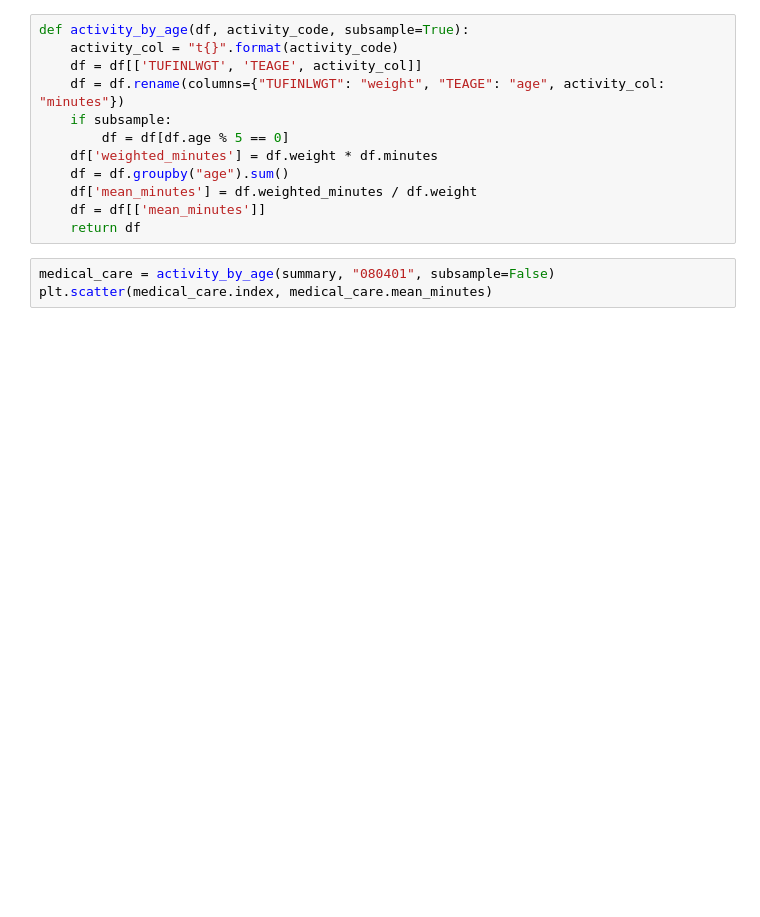
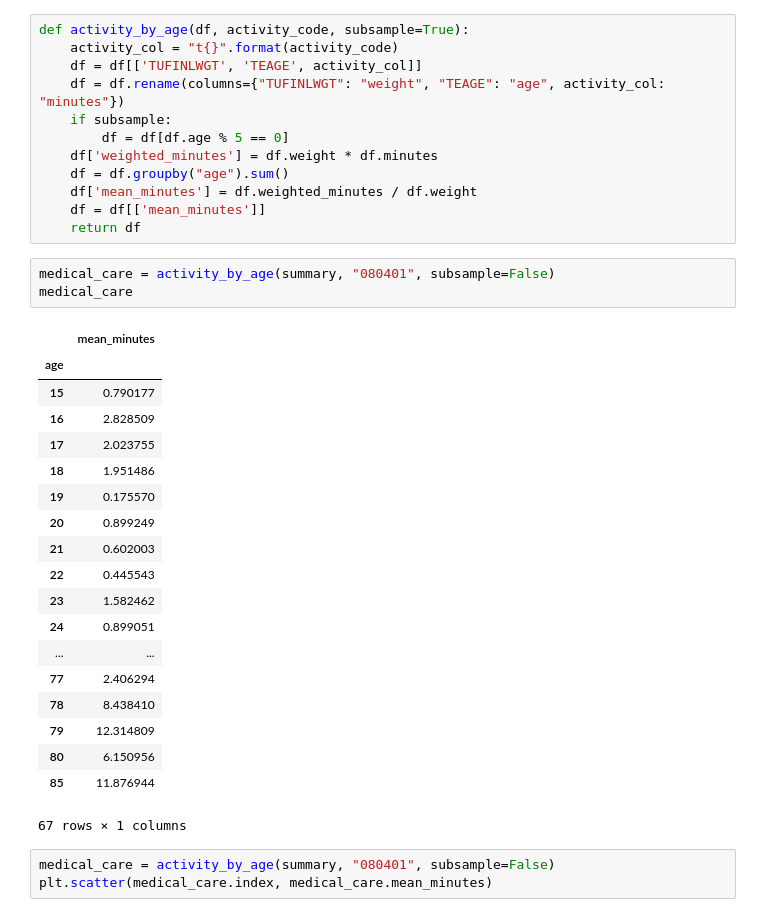
Before and after one commit to tiyd-python-2015-01/curriculum, a Jupyter notebook: notebooks/week5/05 - Regression.ipynb, the cells around one changed output. Saved outputs shown, nothing was run; the diff lists cells and outputs as text; blank space fills up the shorter version.

```diff
--- a/notebooks/week5/05 - Regression.ipynb
+++ b/notebooks/week5/05 - Regression.ipynb
@@ -27,6 +27,29 @@ def activity_by_age(df, activity_code, subsample=True):
     df['mean_minutes'] = df.weighted_minutes / df.weight
     df = df[['mean_minutes']]
     return df
+# %%
+medical_care = activity_by_age(summary, "080401", subsample=False)
+medical_care
+# %% [output]
+|  | mean_minutes |
+| age |  |
+| 15 | 0.790177 |
+| 16 | 2.828509 |
+| 17 | 2.023755 |
+| 18 | 1.951486 |
+| 19 | 0.175570 |
+| 20 | 0.899249 |
+| 21 | 0.602003 |
+| 22 | 0.445543 |
+| 23 | 1.582462 |
+| 24 | 0.899051 |
+| ... | ... |
+| 77 | 2.406294 |
+| 78 | 8.438410 |
+| 79 | 12.314809 |
+| 80 | 6.150956 |
+| 85 | 11.876944 |
+67 rows × 1 columns
 # %%
 medical_care = activity_by_age(summary, "080401", subsample=False)
 plt.scatter(medical_care.index, medical_care.mean_minutes)
```
Also changed, not shown: parts of 7 cells of this notebook, 12 other files.
